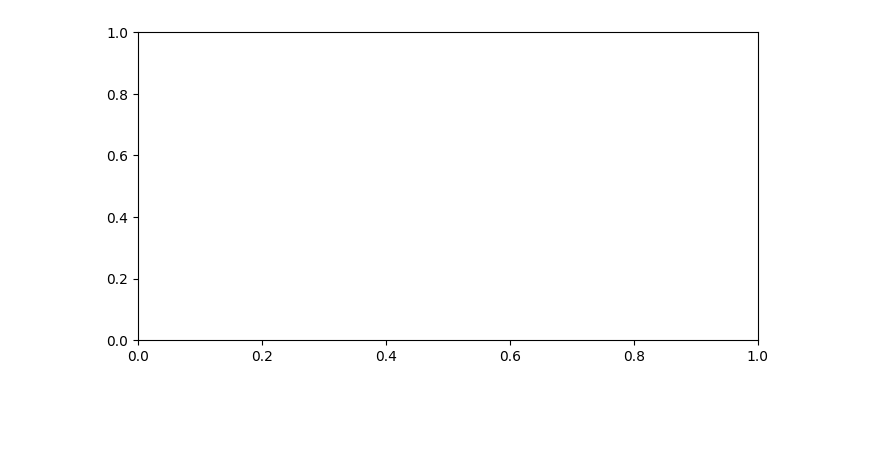
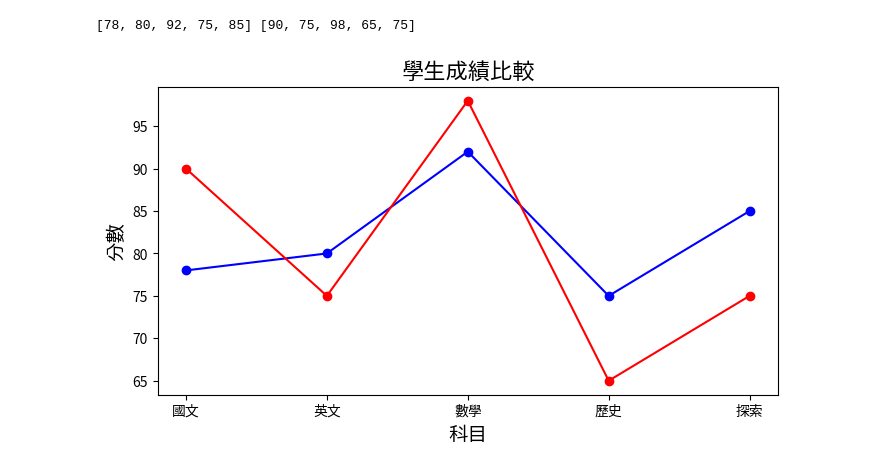
Before and after one commit to roberthsu2003/__2025_06_25_aiAnalysis_1_3__, a Jupyter notebook: lesson14/lesson14_2.ipynb, the cells around one changed output. Cells and saved outputs as stored; diff of their text form; code cells hidden in the pictures; blank space fills up the shorter version.

```diff
--- a/lesson14/lesson14_2.ipynb
+++ b/lesson14/lesson14_2.ipynb
@@ -7,10 +7,23 @@ fontManager.addfont('ChineseFont.ttf')  # 字型檔路徑
 mpl.rc('font', family='ChineseFont')
 # %%
 import matplotlib.pyplot as plt
+# 來源資料
+student1 = {'國文':78, '英文':80, '數學':92, '歷史':75, '探索':85}
+student2 = {'國文':90, '英文':75, '數學':98, '歷史':65, '探索':75}
+subjects = list(student1.keys())
+scores1 = list(student1.values())
+scores2 = list(student2.values())
+print(scores1, scores2)
 
 # 建立圖形和軸
 figure = plt.figure(figsize=(8, 4), dpi=100, facecolor='w', edgecolor='k')
 axes = figure.add_subplot(111)
+axes.plot(subjects, scores1, label='學生1', marker='o', color='blue')
+axes.plot(subjects, scores2, label='學生2', marker='o', color='red')
+axes.set_title('學生成績比較', fontsize=16)
+axes.set_xlabel('科目', fontsize=14)
+axes.set_ylabel('分數', fontsize=14)
 plt.show()
 # %% [output]
+[78, 80, 92, 75, 85] [90, 75, 98, 65, 75]
-[figure, old version]
+[figure, new version]
```
